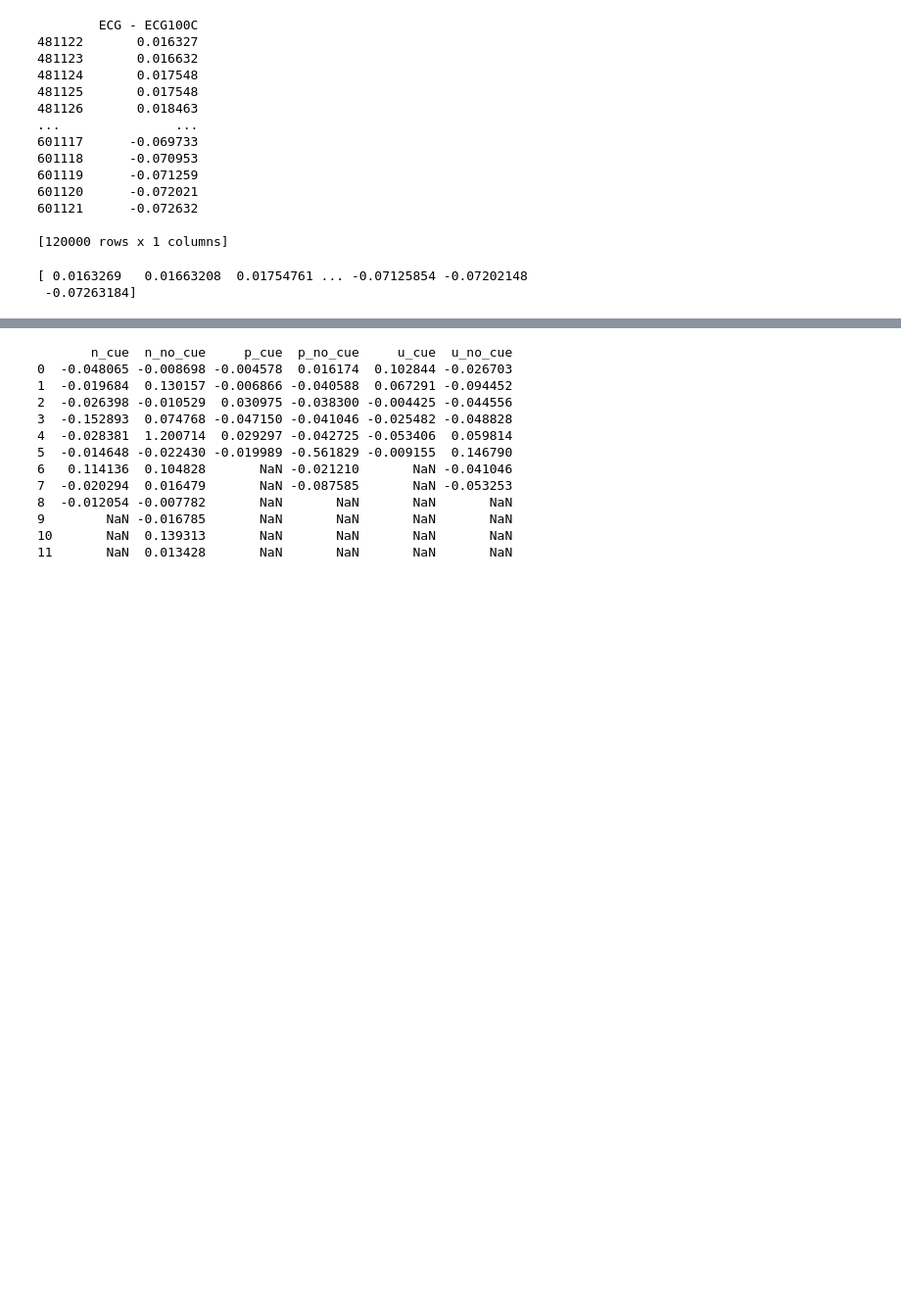
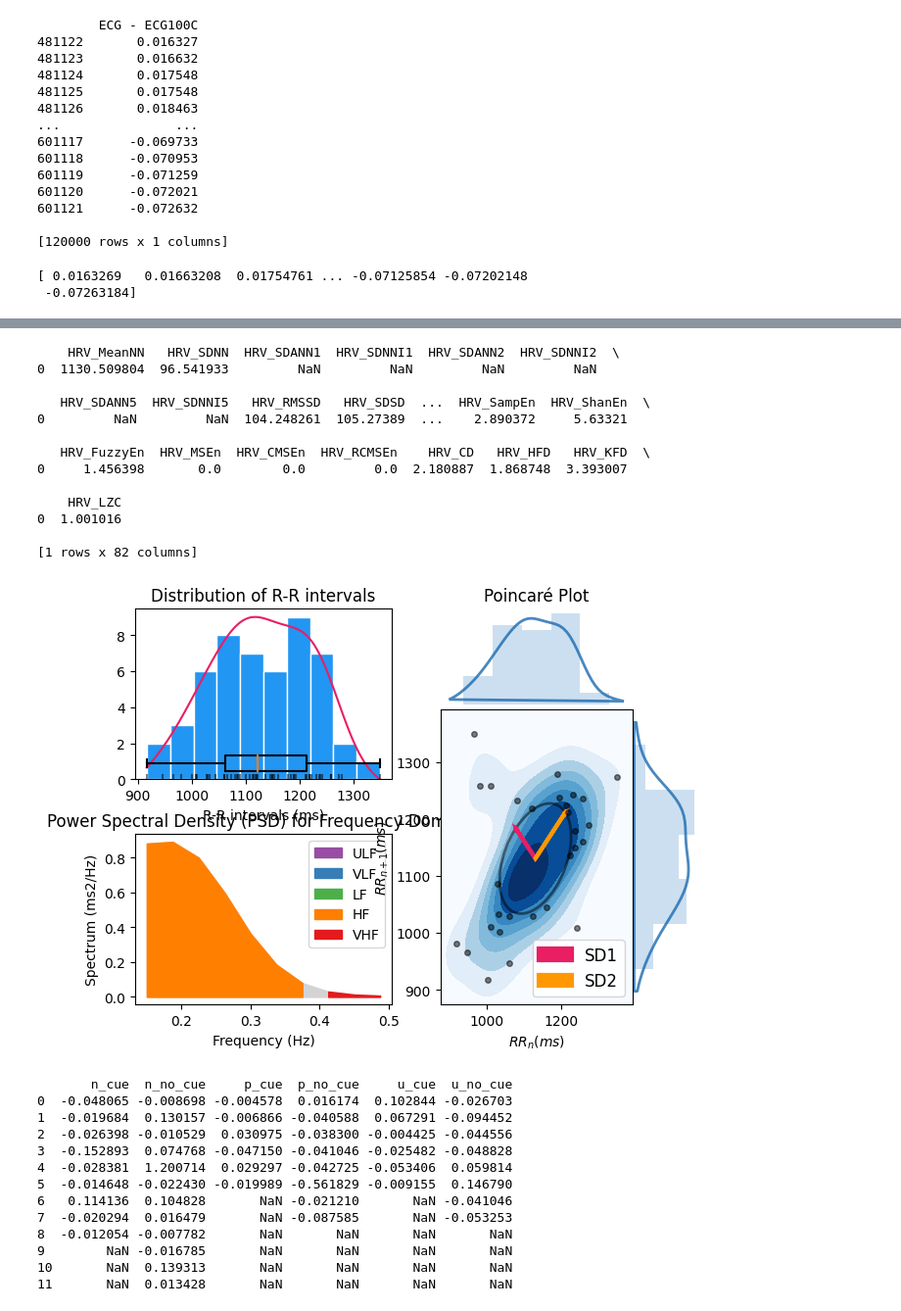
Before and after one commit to omerday/Neuroscience-of-Anxiety-Lab, a Jupyter notebook: DataAnalysis/Razy temp.ipynb, the cells around one changed output, grey strips where cells are left out. Shown at 98% size. Saved outputs shown, nothing was run; the diff lists cells and outputs as text; code cells hidden in the pictures; blank space fills up the shorter version.

```diff
--- a/DataAnalysis/Razy temp.ipynb
+++ b/DataAnalysis/Razy temp.ipynb
@@ -95,7 +95,8 @@ print(baseline_minute_array)
  -0.07263184]
 # %%
 
-signals = nk.ecg_process(baseline_minute_array, 2000)
-heart_rate = nk.ecg_rate(signals)
+signals, info = nk.ecg_process(baseline_minute_array, 2000)
+print(signals)
+heart_rate = signals['ECG_Rate']
 print(heart_rate)
 # %% [output]
@@ -111,3 +120,22 @@ print(heart_rate)
+# %%
+rPeaks = info['ECG_R_Peaks']
+hrv_metrics = nk.hrv(rPeaks, sampling_rate=2000, show=True)
+print(hrv_metrics)
+# %% [output]
+    HRV_MeanNN   HRV_SDNN  HRV_SDANN1  HRV_SDNNI1  HRV_SDANN2  HRV_SDNNI2  \
+0  1130.509804  96.541933         NaN         NaN         NaN         NaN
+
+   HRV_SDANN5  HRV_SDNNI5   HRV_RMSSD   HRV_SDSD  ...  HRV_SampEn  HRV_ShanEn  \
+0         NaN         NaN  104.248261  105.27389  ...    2.890372     5.63321
+
+   HRV_FuzzyEn  HRV_MSEn  HRV_CMSEn  HRV_RCMSEn    HRV_CD   HRV_HFD   HRV_KFD  \
+0     1.456398       0.0        0.0         0.0  2.180887  1.868748  3.393007
+
+    HRV_LZC
+0  1.001016
+
+[1 rows x 82 columns]
+[figure, added]
 # %%
 ecg_data =  {
     "n_cue": [],
```
Also changed, not shown: parts of 6 cells of this notebook.
